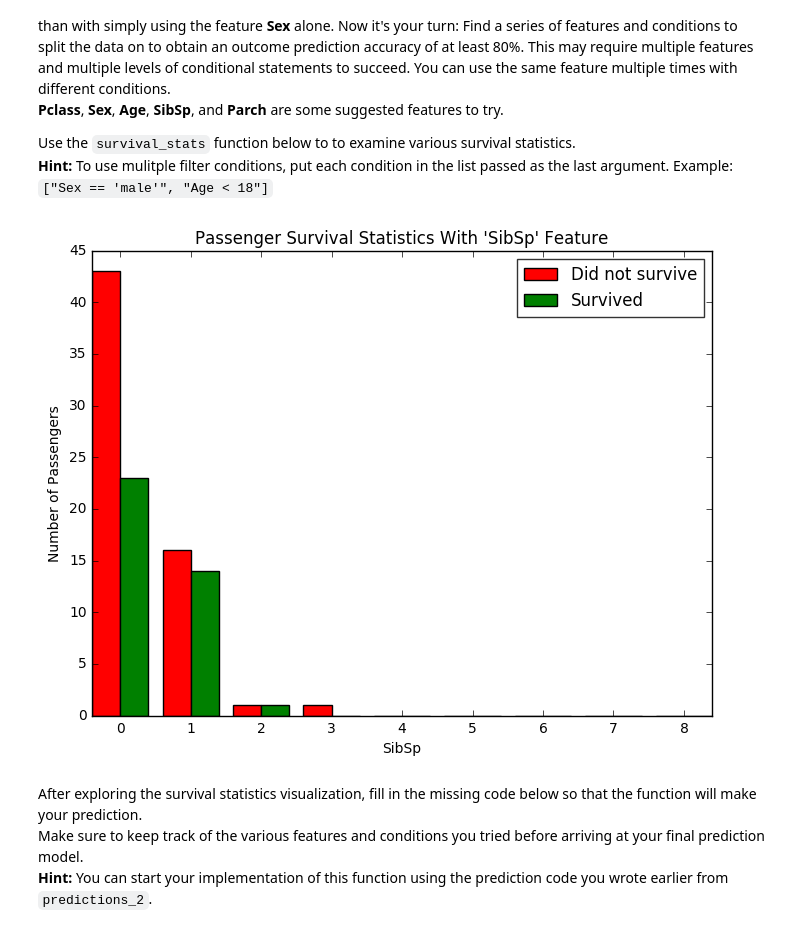
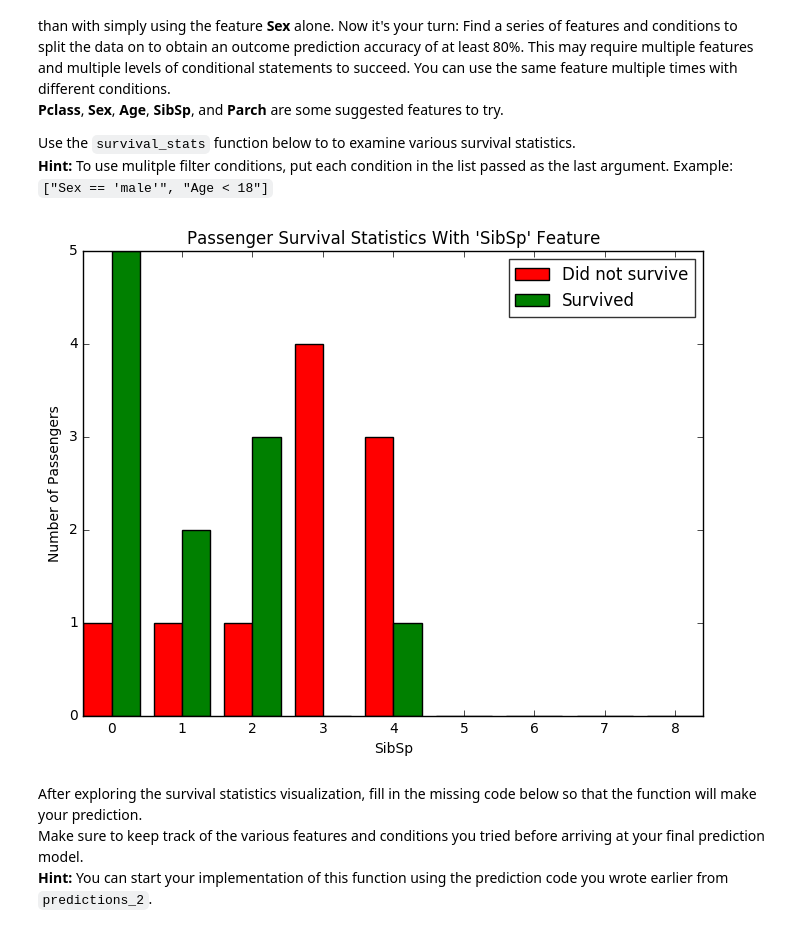
Before and after one commit to ueda-keisuke/machine-learning, a Jupyter notebook: projects/titanic_survival_exploration/titanic_survival_exploration.ipynb, the cells around one changed output. Drawn from its saved outputs; the diff is of its cells as text; code cells hidden in the pictures.

```diff
--- a/projects/titanic_survival_exploration/titanic_survival_exploration.ipynb
+++ b/projects/titanic_survival_exploration/titanic_survival_exploration.ipynb
@@ -215,9 +215,9 @@ Adding the feature **Age** as a condition in conjunction with **Sex** improves t
 Use the `survival_stats` function below to to examine various survival statistics.
 **Hint:** To use mulitple filter conditions, put each condition in the list passed as the last argument. Example: `["Sex == 'male'", "Age < 18"]`
 # %%
-survival_stats(data, outcomes, 'SibSp',["Sex == 'male", "Age >= 10", "Pclass == 1"])
+survival_stats(data, outcomes, 'SibSp',["Sex == 'female", "Age < 10", "Pclass == 3"])
 # %% [output]
-[figure, old version]
+[figure, new version]
 # %% [markdown]
 After exploring the survival statistics visualization, fill in the missing code below so that the function will make your prediction.
 Make sure to keep track of the various features and conditions you tried before arriving at your final prediction model.
```
Also changed, not shown: parts of 7 cells of this notebook, 1 other file.
